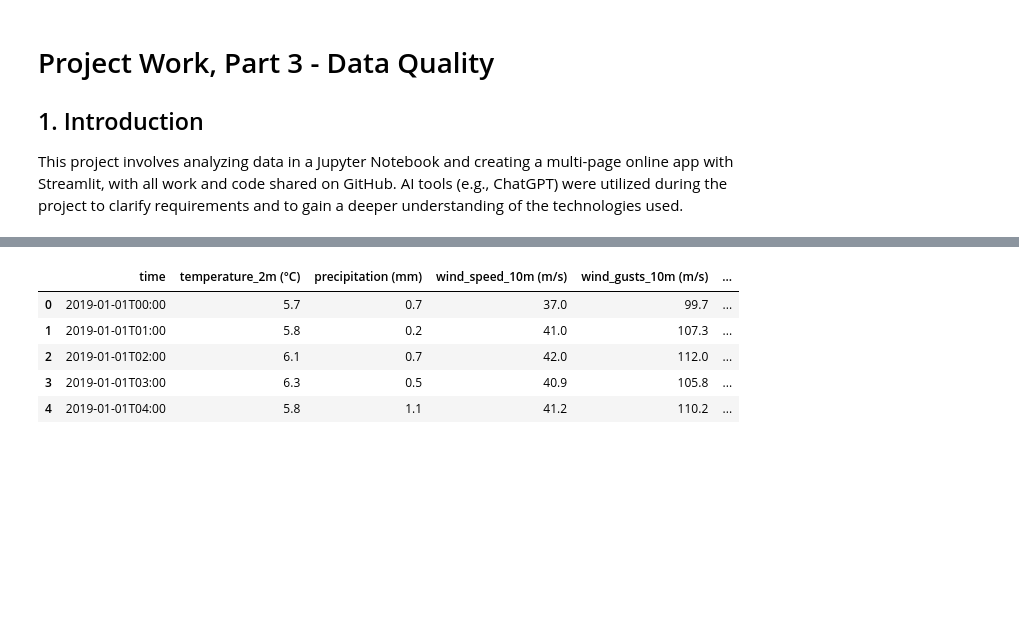
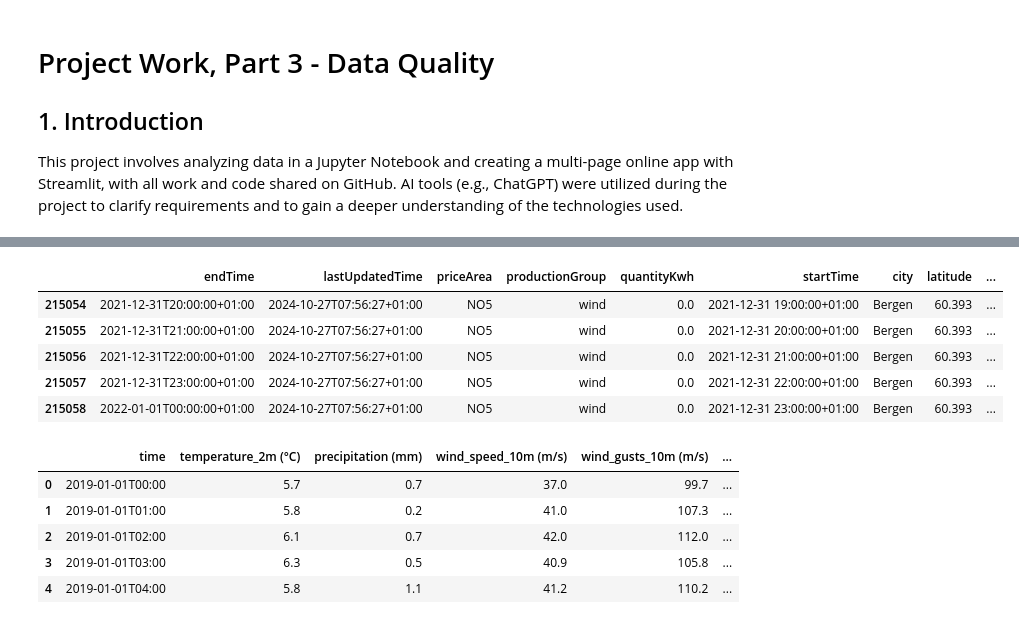
Before and after one commit to Indraadhikari/IND320_Indra, a Jupyter notebook: Part_3_Data_Quality.ipynb, the cells around one changed output, grey strips where cells are left out. Cells and saved outputs as stored; diff of their text form; code cells hidden in the pictures; blank space fills up the shorter version.

```diff
--- a/Part_3_Data_Quality.ipynb
+++ b/Part_3_Data_Quality.ipynb
@@ -7,0 +21,29 @@ import pandas as pd
+# %%
+import calendar
+import pandas as pd
+
+dates = []
+# accessing the data for a month at a time as Endpoint does not allow us to get for a whole year.
+for month in range(1, 13):
+    # Get number of days in month
+    _, last_day = calendar.monthrange(year, month)
+
+    # Format month and day properly (e.g. 01, 02, …)
+    startdate = f"{year}-{month:02d}-01T00:20:00%2B02:00"
+    enddate = f"{year}-{month:02d}-{last_day:02d}T23:59:59%2B02:00"
+
+    dates.append((startdate, enddate))
+
+all_data = []
+
+for startdate, enddate in dates:
+    #print(f"Start: {start}   End: {end}")
+    data = []
+    response = requests.get(f"{endpoint}{entity}?dataset={dataset}&startDate={startdate}&endDate={enddate}", headers=headers)
+    #print(response.status_code)
+    data = response.json()
+    #data['data'][1]['attributes']['productionPerGroupMbaHour']
+    for i in data['data']:
+        all_data.extend(i['attributes']['productionPerGroupMbaHour'])
+elbub_df = pd.DataFrame(all_data)
+print(elbub_df.shape)
@@ -25,3 +75,19 @@ print(df)
+# %%
+#merging two dataframe
+production_df = pd.merge(elbub_df, mapping_df, on='priceArea', how='left')
+
+# Parse and sort the time column
+production_df['startTime'] = pd.to_datetime(production_df['startTime'])
+merged_df = production_df.sort_values('startTime')
+
+production_df.tail()
+# %% [output]
+|  | endTime | lastUpdatedTime | priceArea | productionGroup | quantityKwh | startTime | city | latitude | ... |
+| 215054 | 2021-12-31T20:00:00+01:00 | 2024-10-27T07:56:27+01:00 | NO5 | wind | 0.0 | 2021-12-31 19:00:00+01:00 | Bergen | 60.393 | ... |
+| 215055 | 2021-12-31T21:00:00+01:00 | 2024-10-27T07:56:27+01:00 | NO5 | wind | 0.0 | 2021-12-31 20:00:00+01:00 | Bergen | 60.393 | ... |
+| 215056 | 2021-12-31T22:00:00+01:00 | 2024-10-27T07:56:27+01:00 | NO5 | wind | 0.0 | 2021-12-31 21:00:00+01:00 | Bergen | 60.393 | ... |
+| 215057 | 2021-12-31T23:00:00+01:00 | 2024-10-27T07:56:27+01:00 | NO5 | wind | 0.0 | 2021-12-31 22:00:00+01:00 | Bergen | 60.393 | ... |
+| 215058 | 2022-01-01T00:00:00+01:00 | 2024-10-27T07:56:27+01:00 | NO5 | wind | 0.0 | 2021-12-31 23:00:00+01:00 | Bergen | 60.393 | ... |
 # %%
 def get_weather_data(lat, lon, year):
     url = "https://archive-api.open-meteo.com/v1/archive"
```
Also changed, not shown: parts of 8 cells of this notebook, 1 other file.
